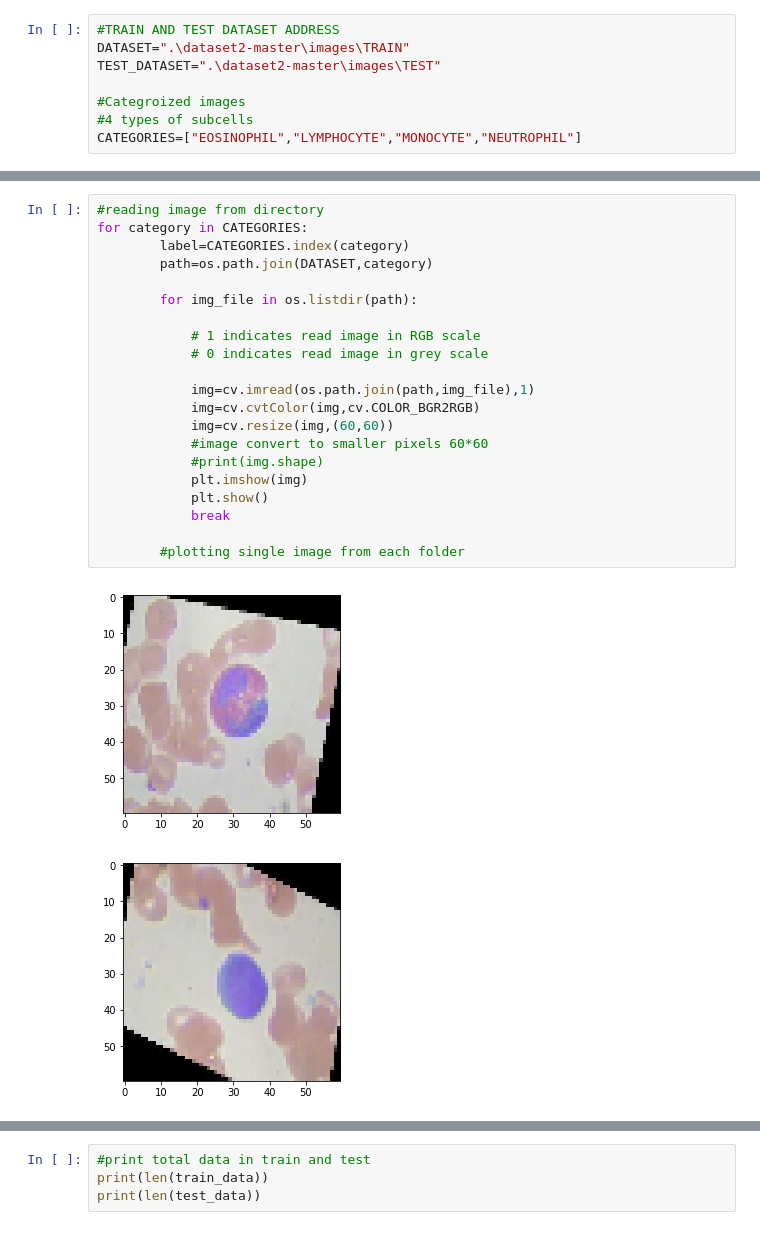
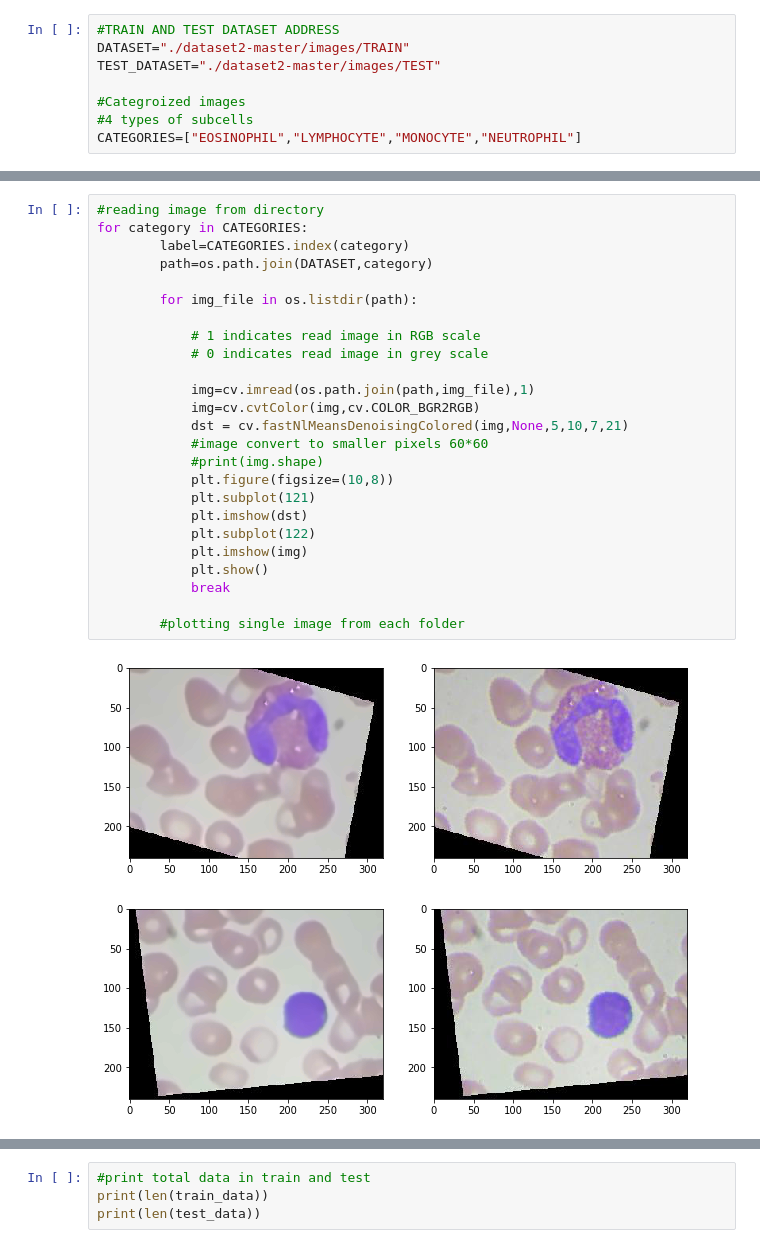
Before and after one commit to MrKhan0747/Blood-Cell-Subtypes-Classification, a Jupyter notebook: model.ipynb, the cells around one changed output, grey strips where cells are left out. Cells and saved outputs as stored; diff of their text form.

```diff
--- a/model.ipynb
+++ b/model.ipynb
@@ -9,8 +8,8 @@ import os
 import seaborn as sns
 # %%
 #TRAIN AND TEST DATASET ADDRESS
-DATASET=".\dataset2-master\images\TRAIN"
-TEST_DATASET=".\dataset2-master\images\TEST"
+DATASET="./dataset2-master/images/TRAIN"
+TEST_DATASET="./dataset2-master/images/TEST"
 
 #Categroized images
 #4 types of subcells
@@ -45,24 +44,28 @@ for category in CATEGORIES:
 # %%
 #reading image from directory
 for category in CATEGORIES:
         label=CATEGORIES.index(category)
         path=os.path.join(DATASET,category)
 
         for img_file in os.listdir(path):
 
             # 1 indicates read image in RGB scale
             # 0 indicates read image in grey scale
 
             img=cv.imread(os.path.join(path,img_file),1)
             img=cv.cvtColor(img,cv.COLOR_BGR2RGB)
-            img=cv.resize(img,(60,60))
+            dst = cv.fastNlMeansDenoisingColored(img,None,5,10,7,21)
             #image convert to smaller pixels 60*60
             #print(img.shape)
+            plt.figure(figsize=(10,8))
+            plt.subplot(121)
+            plt.imshow(dst)
+            plt.subplot(122)
             plt.imshow(img)
             plt.show()
             break
 
         #plotting single image from each folder
 # %% [output]
-[figure, old version]
+[figure, new version]
-[figure, old version]
+[figure, new version]
```
Also changed, not shown: parts of 20 cells of this notebook.
